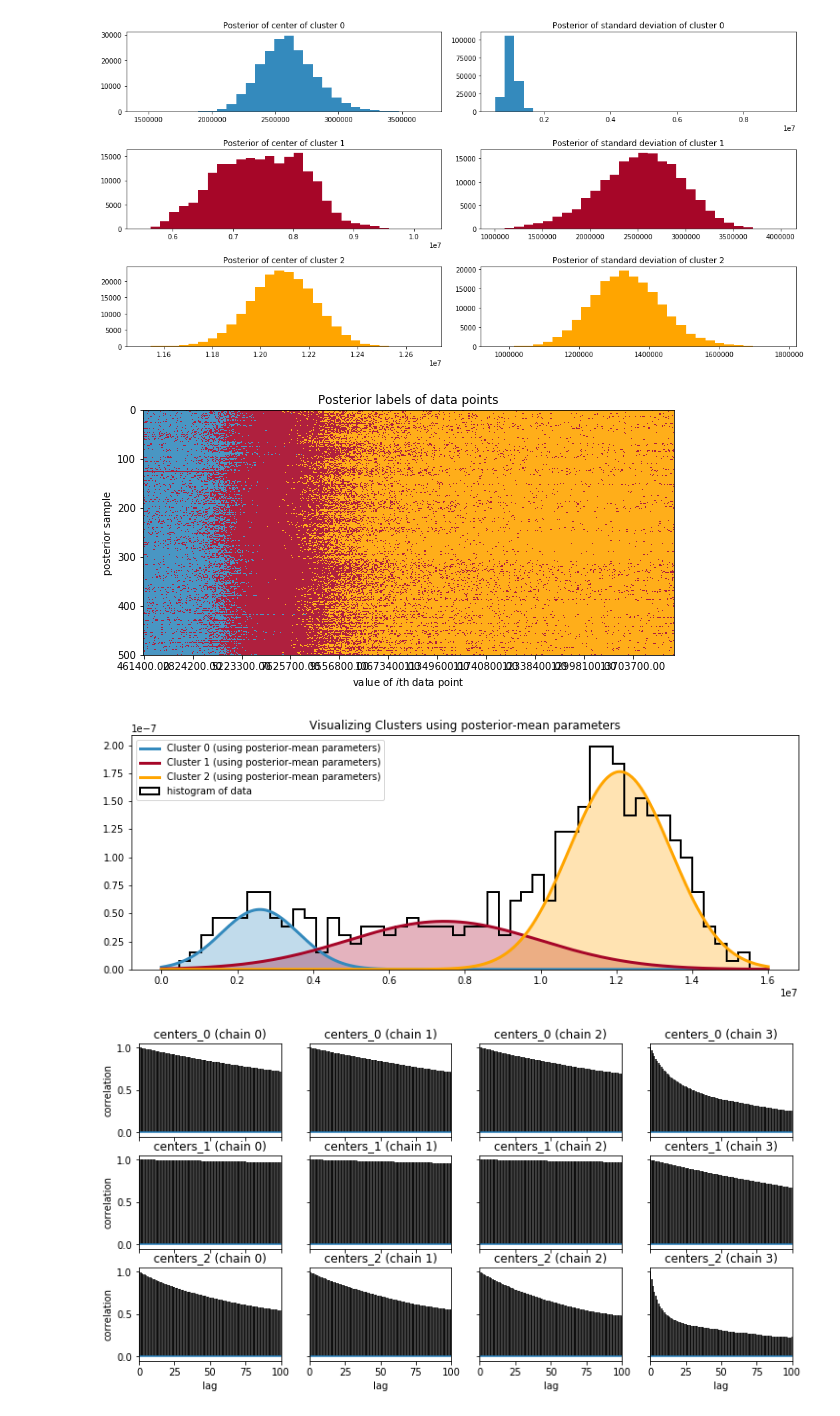
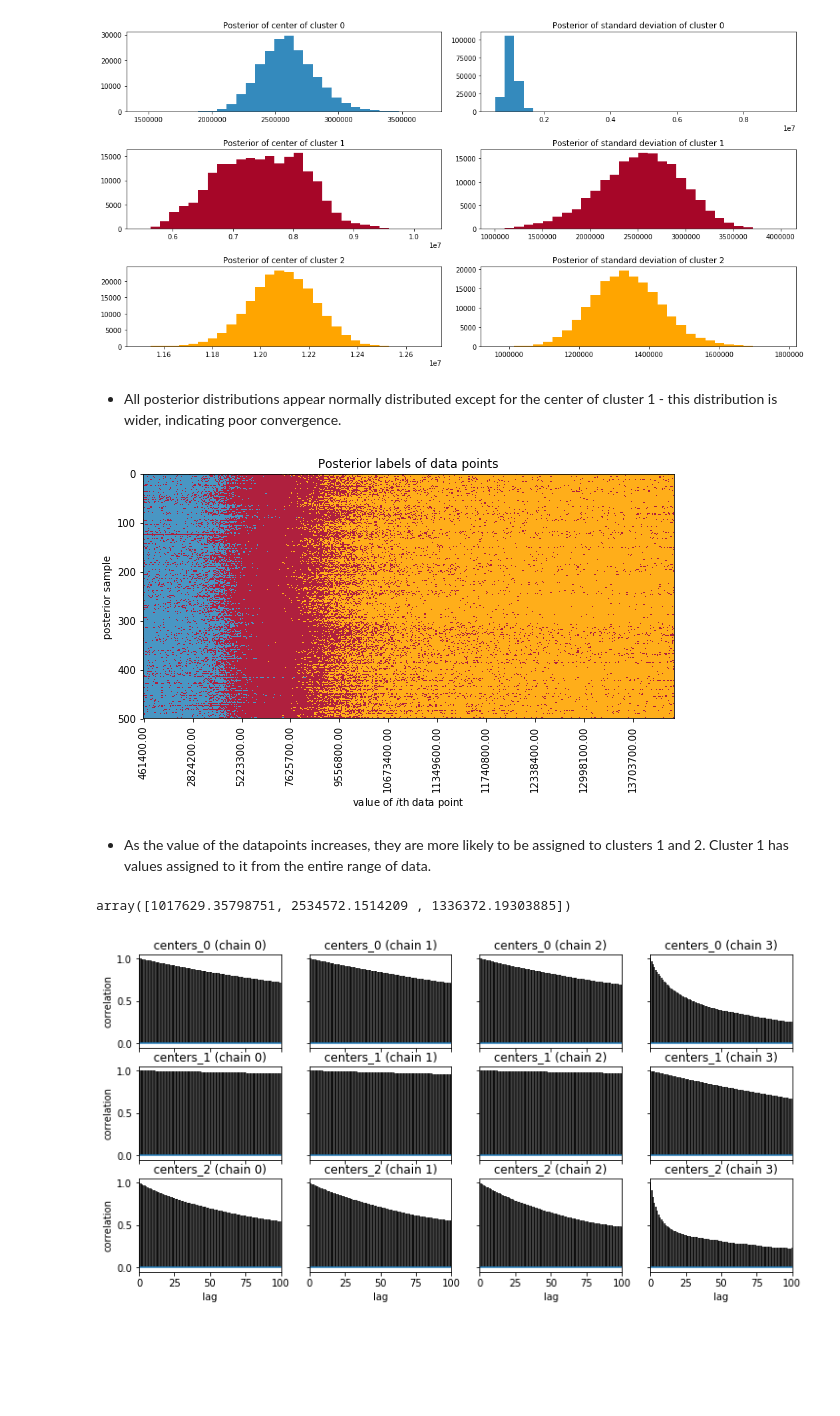
Before and after one commit to connormca12/Springboard-Projects, a Jupyter notebook: Capstone-1/statistical_data_analysis.ipynb, the cells around one changed output. Cells and saved outputs as stored; diff of their text form; code cells hidden in the pictures; blank space fills up the shorter version.

```diff
--- a/Capstone-1/statistical_data_analysis.ipynb
+++ b/Capstone-1/statistical_data_analysis.ipynb
@@ -509,48 +563,29 @@ for i in range(3):
 plt.tight_layout()
 # %% [output]
 [figure]
+# %% [markdown]
+- All posterior distributions appear normally distributed except for the center of cluster 1 - this distribution is wider, indicating poor convergence.
 # %%
+# Plot the assignments according to data values
+
 import matplotlib as mpl
 figsize(12.5, 4.5)
 plt.cmap = mpl.colors.ListedColormap(colors)
 plt.imshow(trace2["assignment"][::400, np.argsort(data.energy)],
        cmap=plt.cmap, aspect=.4, alpha=.9)
 plt.xticks(np.arange(0, data.energy.shape[0], 40),
-       ["%.2f" % s for s in np.sort(data.energy)[::40]])
+       ["%.2f" % s for s in np.sort(data.energy)[::40]], rotation=90)
 plt.ylabel("posterior sample")
 plt.xlabel("value of $i$th data point")
 plt.title("Posterior labels of data points");
 # %% [output]
-[figure, old version]
+[figure, new version]
-# %%
-import scipy.stats as stats
-norm = stats.norm
-x = np.linspace(0, 16000000, 500)
-posterior_center_means = center_trace.mean(axis=0)
-posterior_std_means = std_trace.mean(axis=0)
-posterior_p_mean = trace2["p"].mean()
-
-plt.hist(data.energy, bins=50, histtype="step", density=True, color='k',
-     lw=2, label="histogram of data")
-y = proportions[0] * norm.pdf(x, loc=posterior_center_means[0],
-                                scale=posterior_std_means[0])
-plt.plot(x, y, label="Cluster 0 (using posterior-mean parameters)", lw=3, color=colors[0])
-plt.fill_between(x, y, color=colors[0], alpha=0.3)
-
-y = proportions[1] * norm.pdf(x, loc=posterior_center_means[1],
-                                      scale=posterior_std_means[1])
-plt.plot(x, y, label="Cluster 1 (using posterior-mean parameters)", lw=3, color=colors[1])
-plt.fill_between(x, y, color=colors[1], alpha=0.3)
-
-y = proportions[2] * norm.pdf(x, loc=posterior_center_means[2],
-                                      scale=posterior_std_means[2])
-plt.plot(x, y, label="Cluster 2 (using posterior-mean parameters)", lw=3, color=colors[2])
-plt.fill_between(x, y, color=colors[2], alpha=0.3)
-
-plt.legend(loc="upper left")
-plt.title("Visualizing Clusters using posterior-mean parameters");
-# %% [output]
-[figure, removed]
+# %% [markdown]
+- As the value of the datapoints increases, they are more likely to be assigned to clusters 1 and 2. Cluster 1 has values assigned to it from the entire range of data.
+# %%
+posterior_std_means
+# %% [output]
+array([1017629.35798751, 2534572.1514209 , 1336372.19303885])
 # %%
 # Plot autocorrelation plots
 pm.autocorrplot(trace2, varnames=['centers'])
```
Also changed, not shown: parts of 27 cells of this notebook, 2 other files.
